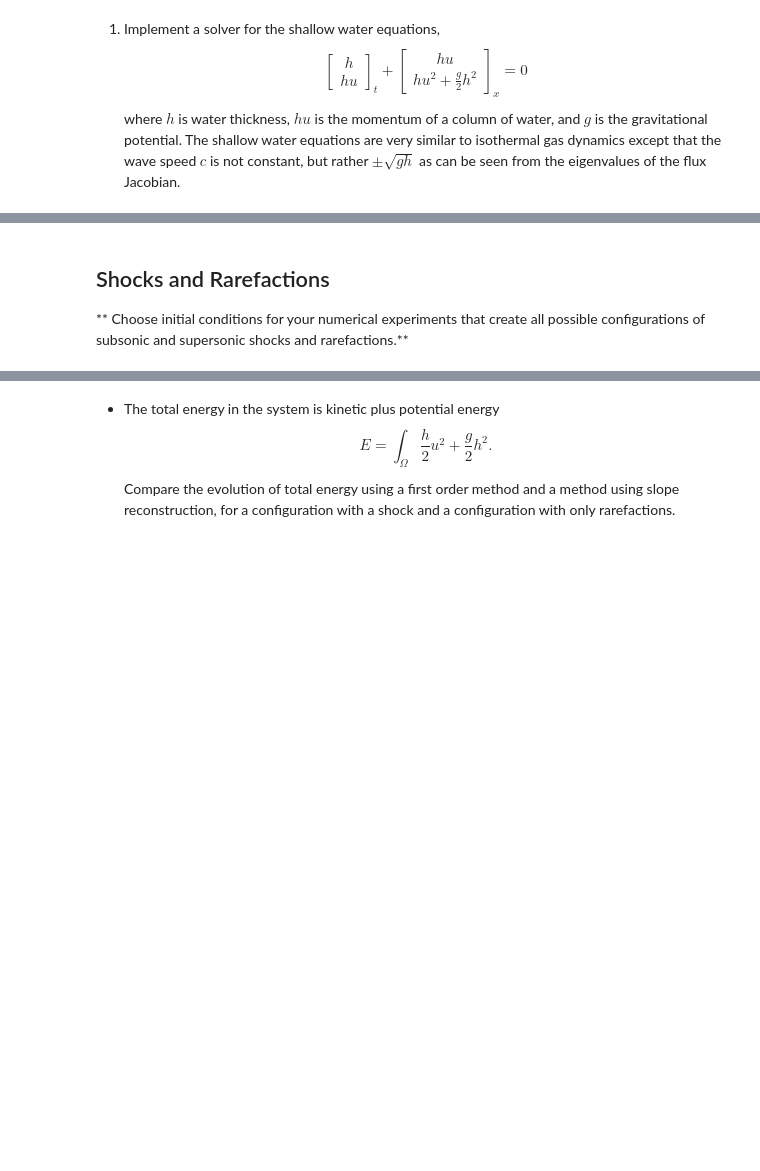
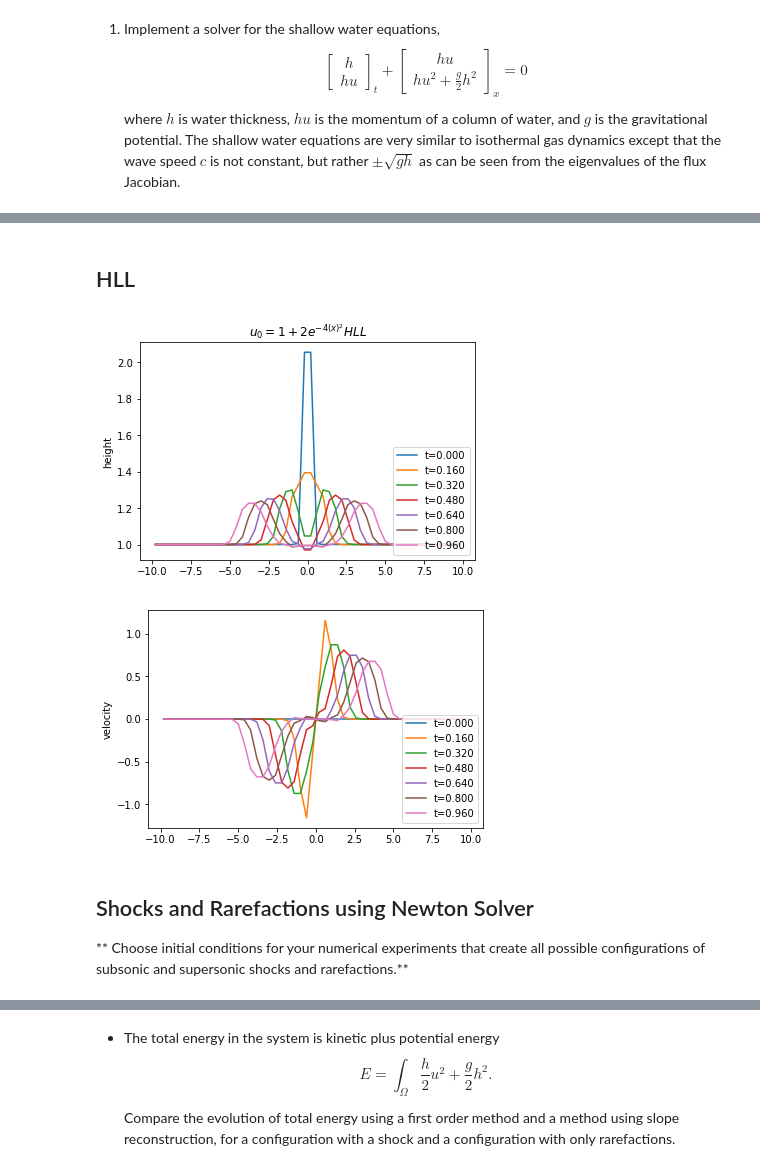
Before and after one commit to sarahaguasvivas/class, a Jupyter notebook: HW4/HW4.ipynb, the cells around one changed output, grey strips where cells are left out. Cells and saved outputs as stored; diff of their text form; code cells hidden in the pictures; blank space fills up the shorter version.

```diff
--- a/HW4/HW4.ipynb
+++ b/HW4/HW4.ipynb
@@ -200,5 +202,24 @@ pyplot.show()
+# %% [markdown]
+## HLL
+# %%
+x, hist = fvsolve2system(riemann_shallow_hll, initial_shallow, n=50, limit=limit_vl, args=())
+pyplot.title('$u_0= 1+ 2e^{-4(x)^2} HLL$')
+for t, U in hist[::len(hist)//5]:
+    pyplot.plot(x, U[0], label='t={:.3f}'.format(t))
+pyplot.ylabel('height')
+pyplot.legend(loc='lower right');
+pyplot.figure()
+for t, U in hist[::len(hist)//5]:
+    pyplot.plot(x, U[1]/U[0], label='t={:.3f}'.format(t))
+pyplot.ylabel('velocity')
+pyplot.legend(loc='lower right');
+pyplot.show()
+# %% [output]
+[figure, added]
+[figure, added]
 # %% [markdown]
-## Shocks and Rarefactions
+## Shocks and Rarefactions using Newton Solver
+
 ** Choose initial conditions for your numerical experiments that create all possible configurations of subsonic and supersonic shocks and rarefactions.**
 # %%
 def initial_shallow(x):
```
Also changed, not shown: parts of 5 cells of this notebook.
